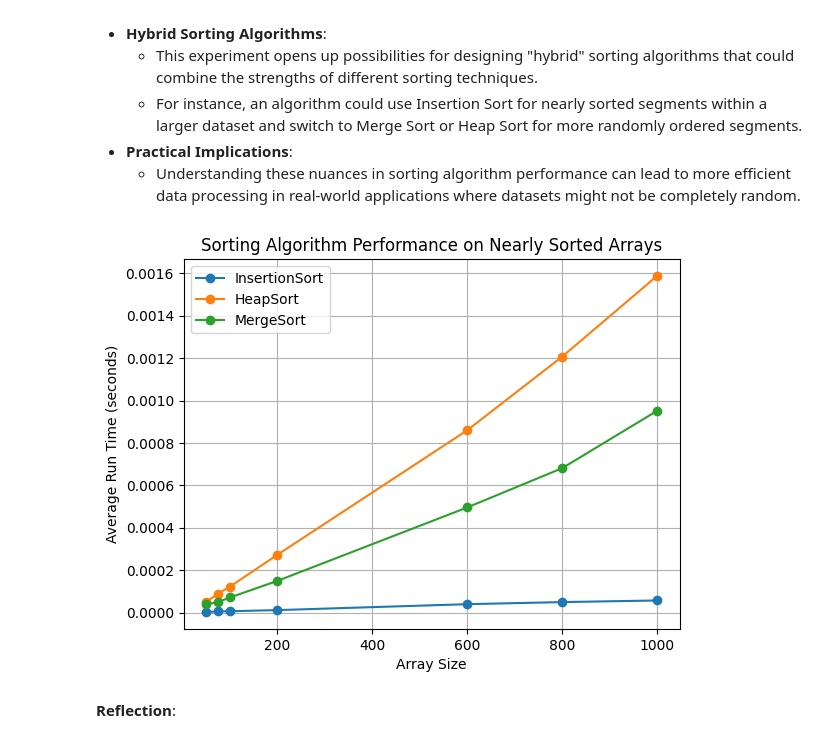
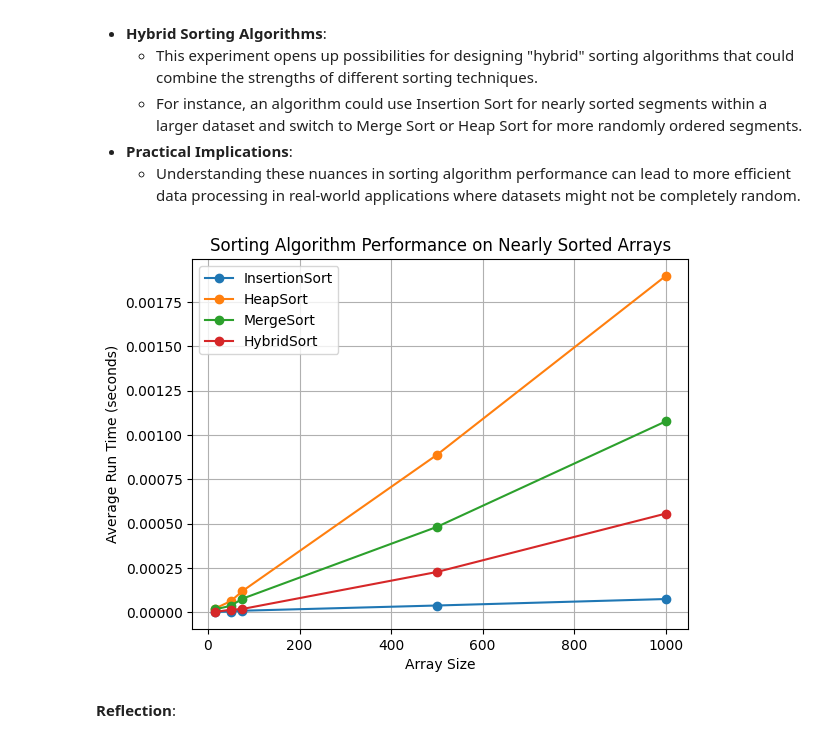
Before and after one commit to scythemenace/CS2XC3_algorithms_research, a Jupyter notebook: Lab 2/Lab_II.ipynb, the cells around one changed output. Drawn from its saved outputs; the diff is of its cells as text; code cells hidden in the pictures.

Commit message:
Hybrid sort

```diff
--- a/Lab 2/Lab_II.ipynb
+++ b/Lab 2/Lab_II.ipynb
@@ -1754,6 +1750,14 @@ In this experiment, we aim to challenge the traditional view that Insertion Sort
 - **Practical Implications**:
   - Understanding these nuances in sorting algorithm performance can lead to more efficient data processing in real-world applications where datasets might not be completely random.
 # %%
+"""
+    This hybrid sort algorithm is a combination of insertion sort, heap sort and merge sort.
+    It uses insertion sort for small arrays, heap sort for medium arrays and merge sort for large arrays.
+    The threshold values for small, medium and large arrays are 20 and 60 respectively.
+
+"""
+
+
 def insertionSort(arr):
     """Sorts an array using the insertion sort algorithm."""
     for i in range(1, len(arr)):
@@ -1769,33 +1773,57 @@ def create_nearly_sorted_array(size):
     """Creates a nearly sorted array of a given size."""
     arr = [i for i in range(size)]  # Using a generator expression
     arr[-1], arr[-2] = arr[-2], arr[-1]  # Swap last two elements
     return arr
 
 def execute_experiments(sorting_algorithms, list_lengths, num_trials):
     """Executes sorting experiments for each algorithm and returns results."""
     results = {alg: [] for alg in sorting_algorithms}
     for length in list_lengths:
         for alg_name, sort_func in sorting_algorithms.items():
             avg_time = np.mean([run_sorting_algorithm(sort_func, create_nearly_sorted_array(length)) for _ in range(num_trials)])
             results[alg_name].append(avg_time)
     return results
+def hybrid_sort(array):
+    if len(array) <= 20:
+        insertionSort(array)
+    else:
+        mid = len(array) // 2
+        left = array[:mid]
+        right = array[mid:]
 
+        hybrid_sort(left)
+        hybrid_sort(right)
 
-list_lengths = [50, 75, 100, 200, 600, 800, 1000]
+        merge(array, left, right)
+
+# Function to simulate running a sorting algorithm (placeholder, implement accordingly)
+def run_sorting_algorithm(sort_func, arr):
+    start_time = time.time()
+    sort_func(arr)
+    return time.time() - start_time
+
+# Experiment setup
+list_lengths = [15,50,75,500,1000]
 num_trials = 100
-sorting_algorithms = {'InsertionSort': insertionSort, 'HeapSort': heapSort, 'MergeSort': mergeSort}
+sorting_algorithms = {
+    'InsertionSort': insertionSort,
+    'HeapSort': heapSort,
+    'MergeSort': mergeSort,
+    'HybridSort': hybrid_sort
+}
 
 results = execute_experiments(sorting_algorithms, list_lengths, num_trials)
 # Experiments for nearly sorted arrays
 
+# Plotting results
 for alg_name, times in results.items():
     plt.plot(list_lengths, times, marker='o', label=alg_name)
 
 plt.xlabel('Array Size')
 plt.ylabel('Average Run Time (seconds)')
 plt.title('Sorting Algorithm Performance on Nearly Sorted Arrays')
 plt.legend()
 plt.grid(True)
 plt.show()
 # %% [output]
-[figure, old version]
+[figure, new version]
```
Also changed, not shown: parts of 7 cells of this notebook.
